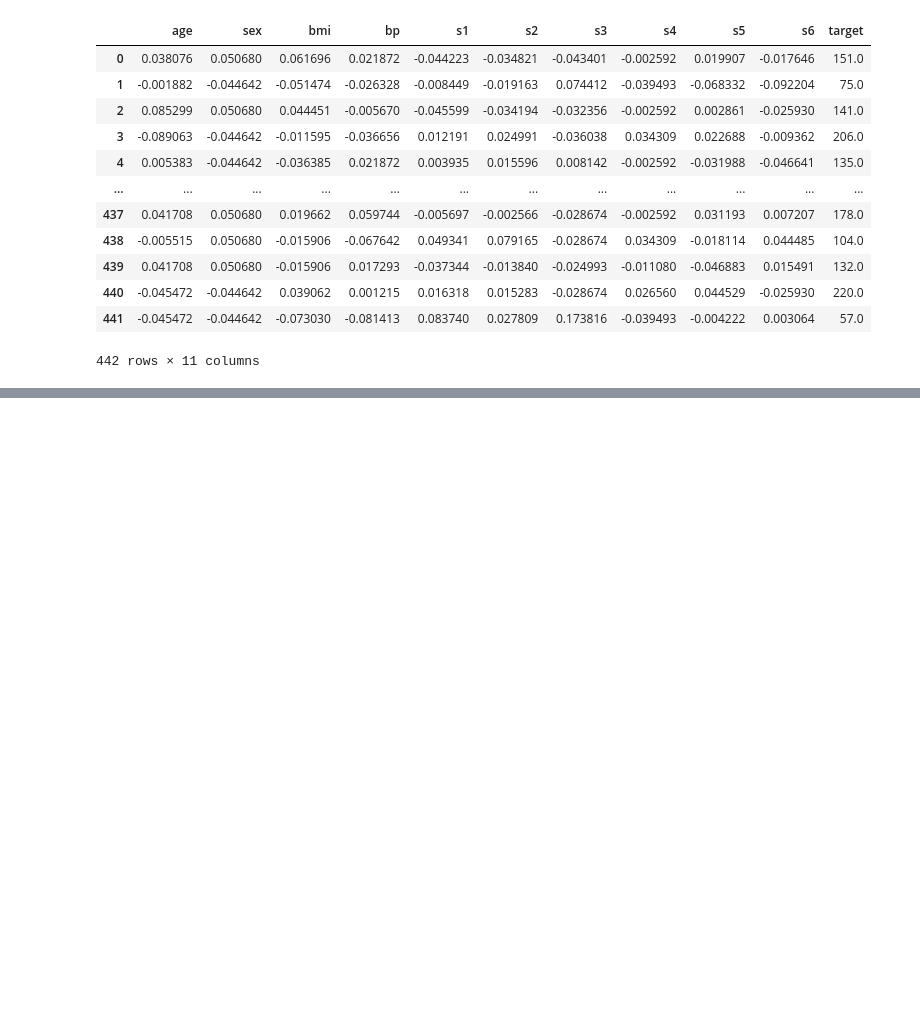
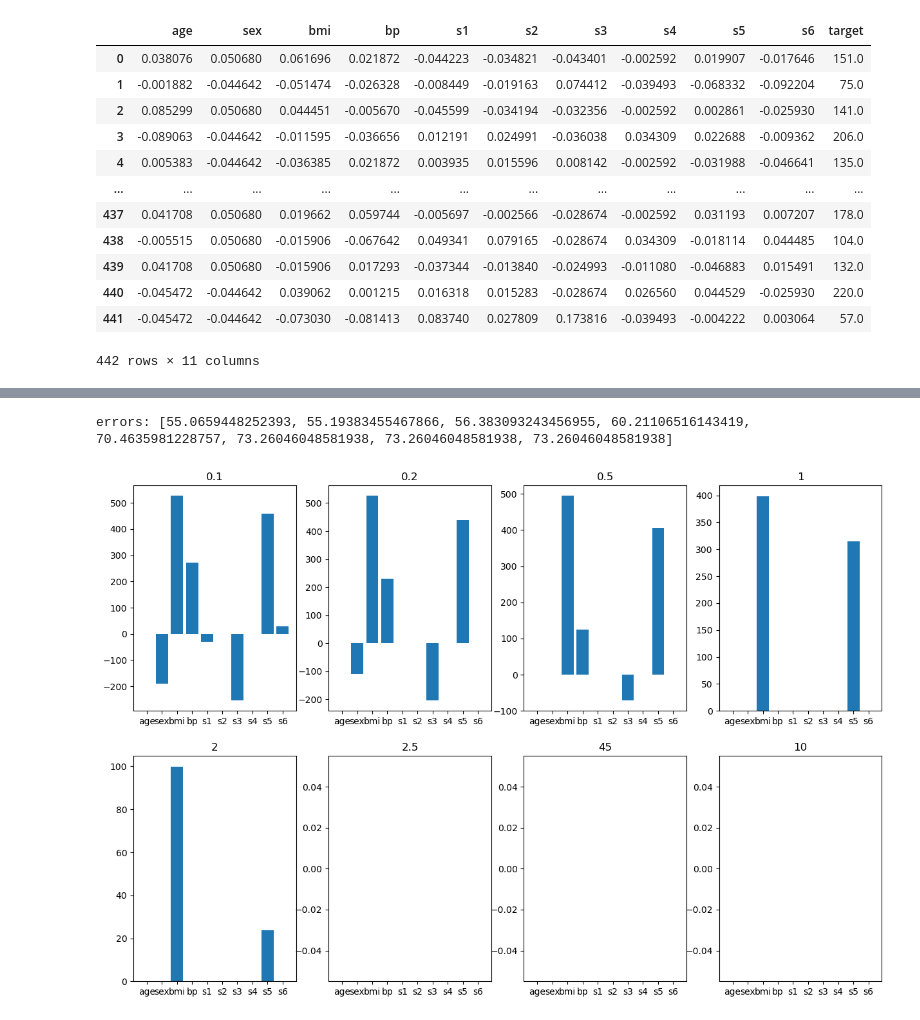
Before and after one commit to Donuts-procodes/Machine_Learning, a Jupyter notebook: regularization.ipynb, the cells around one changed output, grey strips where cells are left out. Drawn from its saved outputs; the diff is of its cells as text; code cells hidden in the pictures; blank space fills up the shorter version.

```diff
--- a/regularization.ipynb
+++ b/regularization.ipynb
@@ -74,0 +230,23 @@ df
+# %%
+a=[0.1,0.2,0.5,1,2,2.5,45,10,]
+errors=[]
+pos=1
+d={}
+plt.figure(figsize=(15,10))
+for i in a:
+    r=Lasso(alpha=i)
+    r.fit(x_train,y_train)
+    # print(r.coef_)
+    # print(r.intercept_)
+    y_pred=r.predict(x_test)
+    rmse=np.sqrt(mse(y_test,y_pred))
+    errors.append(rmse)
+    d[i]=r.coef_
+    plt.subplot(2,4,pos)
+    plt.bar(x.columns,r.coef_)
+    plt.title(i)
+    pos=pos+1
+print("errors:",errors)
+# %% [output]
+errors: [55.0659448252393, 55.19383455467866, 56.383093243456955, 60.21106516143419, 70.4635981228757, 73.26046048581938, 73.26046048581938, 73.26046048581938]
+[figure, added]
```
Also changed, not shown: parts of 21 cells of this notebook.
